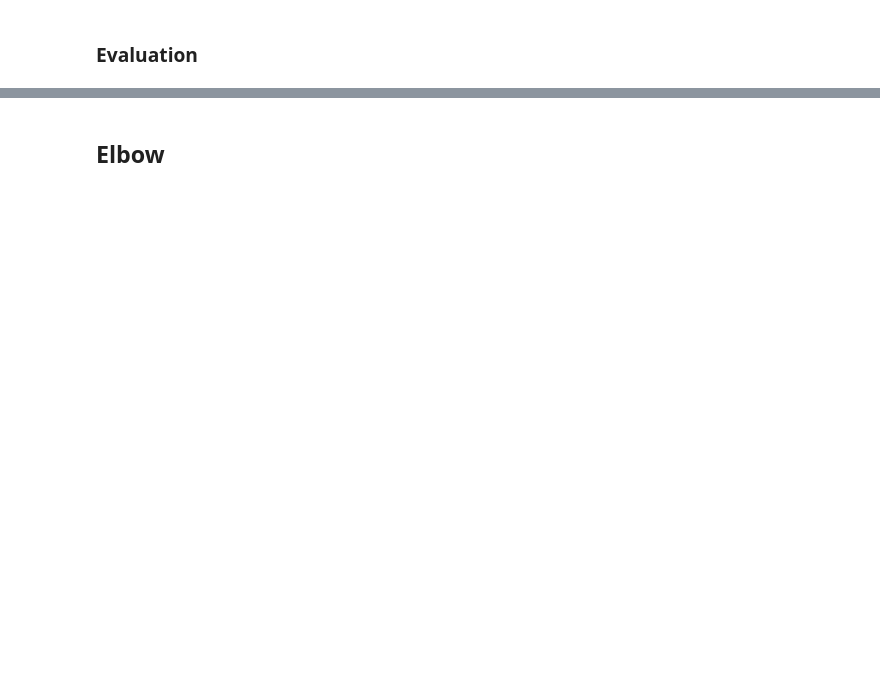
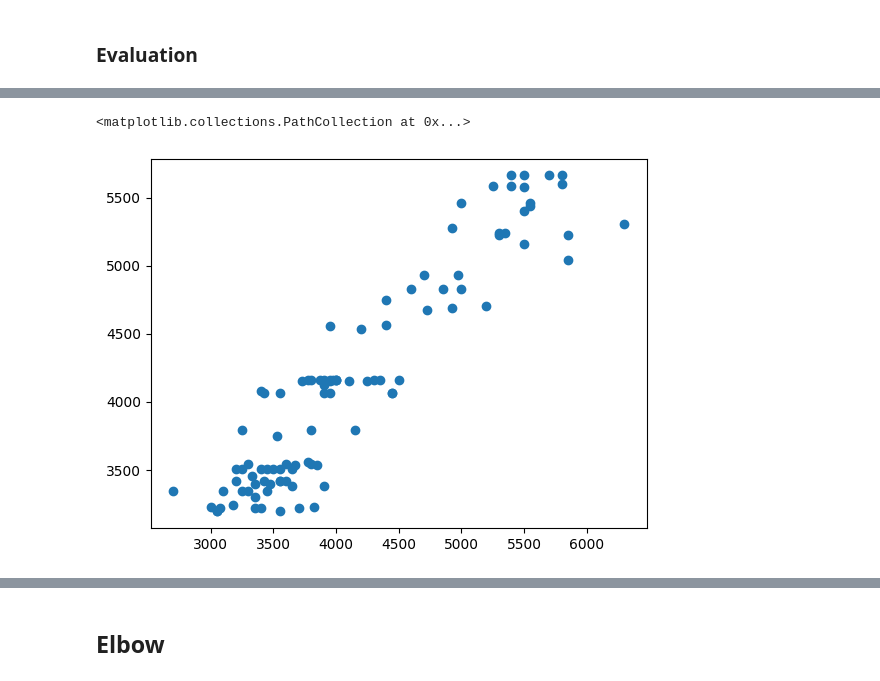
Before and after one commit to acapasu/ML_Models, a Jupyter notebook: Supervised/Regression/06_AdaBoost_Regression/adaboost_regression.ipynb, the cells around one changed output, grey strips where cells are left out. Saved outputs shown, nothing was run; the diff lists cells and outputs as text; code cells hidden in the pictures; blank space fills up the shorter version.

```diff
--- a/Supervised/Regression/06_AdaBoost_Regression/adaboost_regression.ipynb
+++ b/Supervised/Regression/06_AdaBoost_Regression/adaboost_regression.ipynb
@@ -132,0 +143,5 @@ Root Mean Squared Error: 285.8887883060646
+# %%
+plt.scatter(y_test, y_pred)
+# %% [output]
+<matplotlib.collections.PathCollection at 0x...>
+[figure, added]
```
Also changed, not shown: parts of 13 cells of this notebook, 3 other files.
